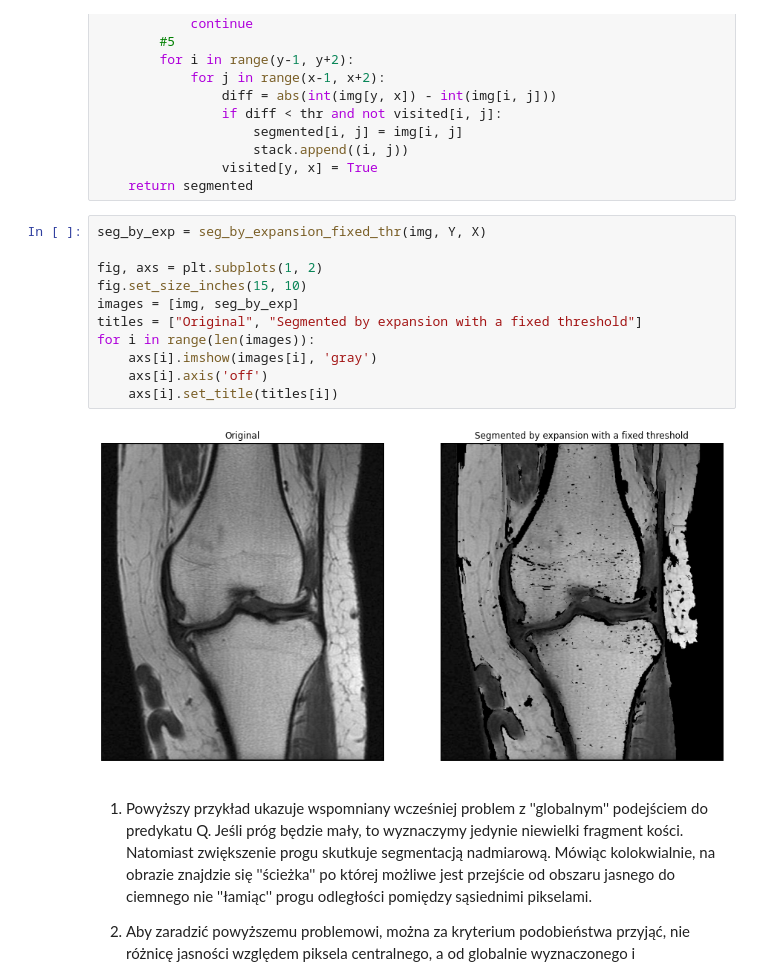
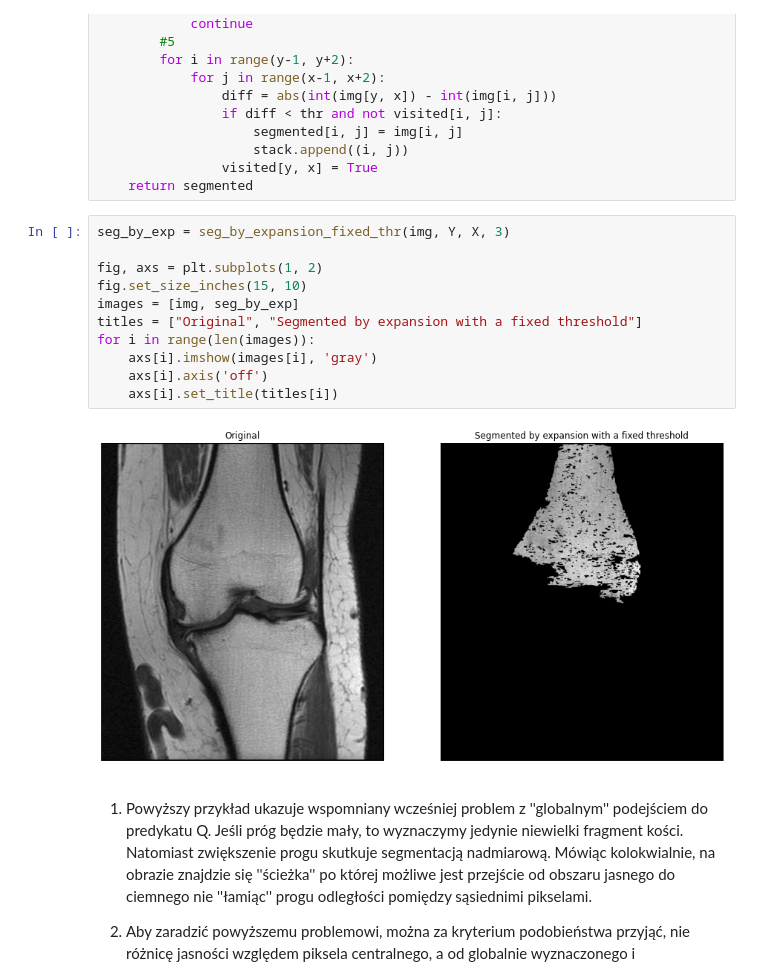
Before and after one commit to Monatyr/image-processing, a Jupyter notebook: lab3/10_segmentation_przywieczerski.ipynb, the cells around one changed output. Cells and saved outputs as stored; diff of their text form.

```diff
--- a/lab3/10_segmentation_przywieczerski.ipynb
+++ b/lab3/10_segmentation_przywieczerski.ipynb
@@ -163,18 +163,18 @@ def seg_by_expansion_fixed_thr(img, s_y, s_x, thr=4):
                 visited[y, x] = True
     return segmented
 # %%
-seg_by_exp = seg_by_expansion_fixed_thr(img, Y, X)
+seg_by_exp = seg_by_expansion_fixed_thr(img, Y, X, 3)
 
 fig, axs = plt.subplots(1, 2)
 fig.set_size_inches(15, 10)
 images = [img, seg_by_exp]
 titles = ["Original", "Segmented by expansion with a fixed threshold"]
 for i in range(len(images)):
     axs[i].imshow(images[i], 'gray')
     axs[i].axis('off')
     axs[i].set_title(titles[i])
 # %% [output]
-[figure, old version]
+[figure, new version]
 # %% [markdown]
 1. Powyższy przykład ukazuje wspomniany wcześniej problem z ''globalnym'' podejściem do predykatu Q.
   Jeśli próg będzie mały, to wyznaczymy jedynie niewielki fragment kości.
```
Also changed, not shown: 14 other files.
